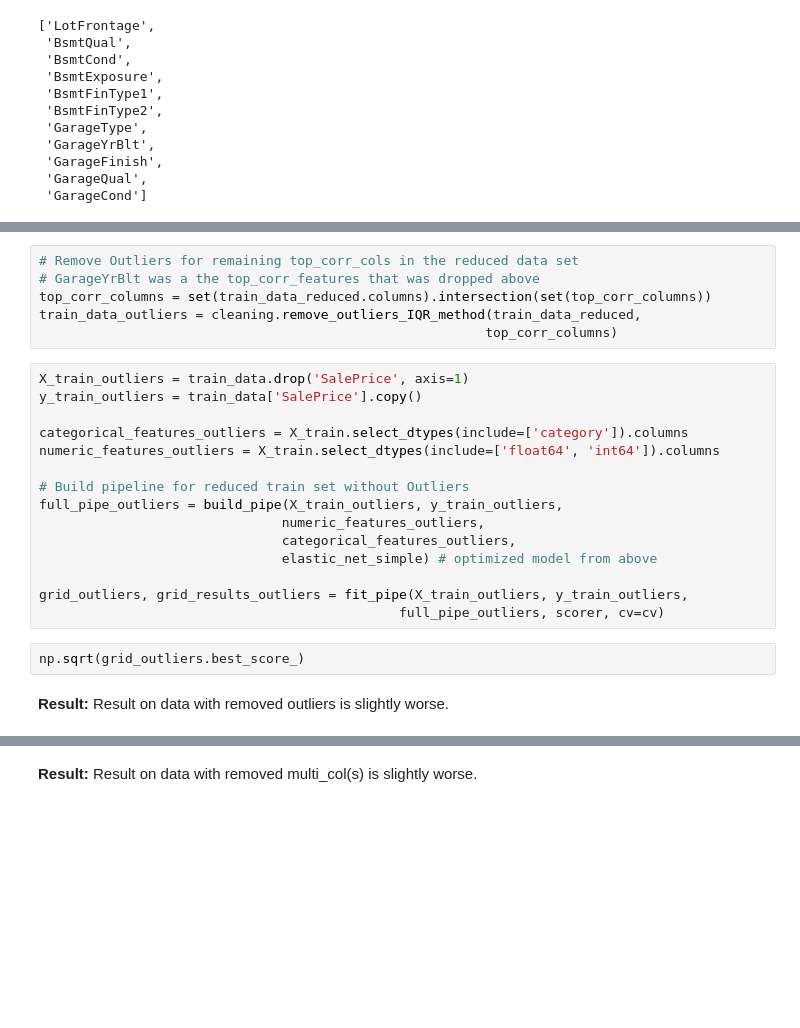
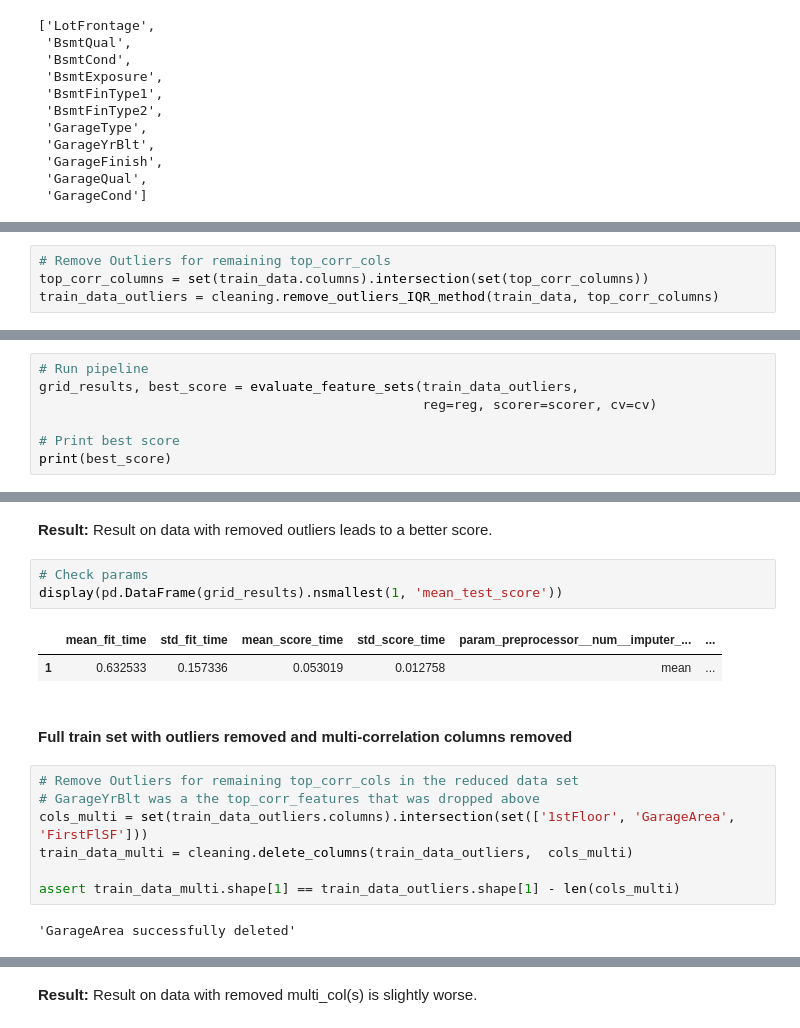
Before and after one commit to rbuerki/projects-ml, a Jupyter notebook: price_prediction_ames_housing/2-Modelling_Elastic_Net.ipynb, the cells around one changed output, grey strips where cells are left out. Cells and saved outputs as stored; diff of their text form; blank space fills up the shorter version.

```diff
--- a/price_prediction_ames_housing/2-Modelling_Elastic_Net.ipynb
+++ b/price_prediction_ames_housing/2-Modelling_Elastic_Net.ipynb
@@ -273,0 +283,4 @@ np.sqrt(grid_reduced.best_score_)
+# %%
+# Remove Outliers for remaining top_corr_cols
+top_corr_columns = set(train_data.columns).intersection(set(top_corr_columns))
+train_data_outliers = cleaning.remove_outliers_IQR_method(train_data, top_corr_columns)
@@ -273,0 +305,7 @@ np.sqrt(grid_reduced.best_score_)
+# %%
+# Run pipeline
+grid_results, best_score = evaluate_feature_sets(train_data_outliers,
+                                                 reg=reg, scorer=scorer, cv=cv)
+
+# Print best score
+print(best_score)
@@ -274,25 +317,19 @@ np.sqrt(grid_reduced.best_score_)
+# %% [markdown]
+**Result:** Result on data with removed outliers leads to a better score.
+# %%
+# Check params
+display(pd.DataFrame(grid_results).nsmallest(1, 'mean_test_score'))
+# %% [output]
+|  | mean_fit_time | std_fit_time | mean_score_time | std_score_time | param_preprocessor__num__imputer_... | ... |
+| 1 | 0.632533 | 0.157336 | 0.053019 | 0.012758 | mean | ... |
+# %% [markdown]
+#### Full train set with outliers removed and multi-correlation columns removed
 # %%
 # Remove Outliers for remaining top_corr_cols in the reduced data set
 # GarageYrBlt was a the top_corr_features that was dropped above
-top_corr_columns = set(train_data_reduced.columns).intersection(set(top_corr_columns))
-train_data_outliers = cleaning.remove_outliers_IQR_method(train_data_reduced,
-                                                         top_corr_columns)
+cols_multi = set(train_data_outliers.columns).intersection(set(['1stFloor', 'GarageArea', 'FirstFlSF']))
+train_data_multi = cleaning.delete_columns(train_data_outliers,  cols_multi)
+
+assert train_data_multi.shape[1] == train_data_outliers.shape[1] - len(cols_multi)
+# %% [output]
+'GarageArea successfully deleted'
-# %%
-X_train_outliers = train_data.drop('SalePrice', axis=1)
-y_train_outliers = train_data['SalePrice'].copy()
-
-categorical_features_outliers = X_train.select_dtypes(include=['category']).columns
-numeric_features_outliers = X_train.select_dtypes(include=['float64', 'int64']).columns
-
-# Build pipeline for reduced train set without Outliers
-full_pipe_outliers = build_pipe(X_train_outliers, y_train_outliers,
-                               numeric_features_outliers,
-                               categorical_features_outliers,
-                               elastic_net_simple) # optimized model from above
-
-grid_outliers, grid_results_outliers = fit_pipe(X_train_outliers, y_train_outliers,
-                                              full_pipe_outliers, scorer, cv=cv)
-# %%
-np.sqrt(grid_outliers.best_score_)
-# %% [markdown]
-**Result:** Result on data with removed outliers is slightly worse.
```
Also changed, not shown: parts of 48 cells of this notebook, 1 other file.
